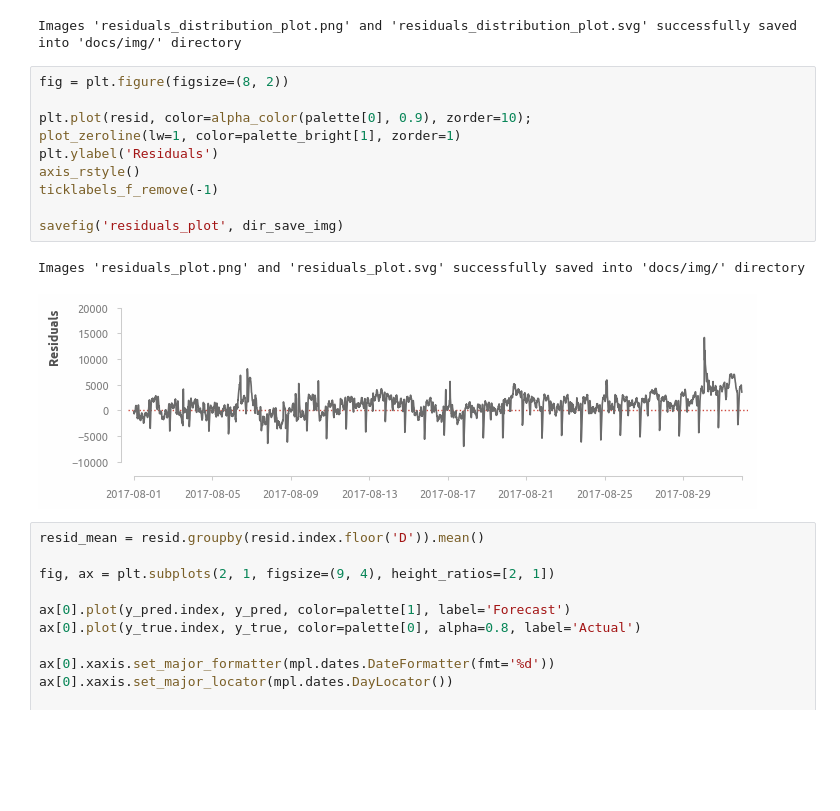
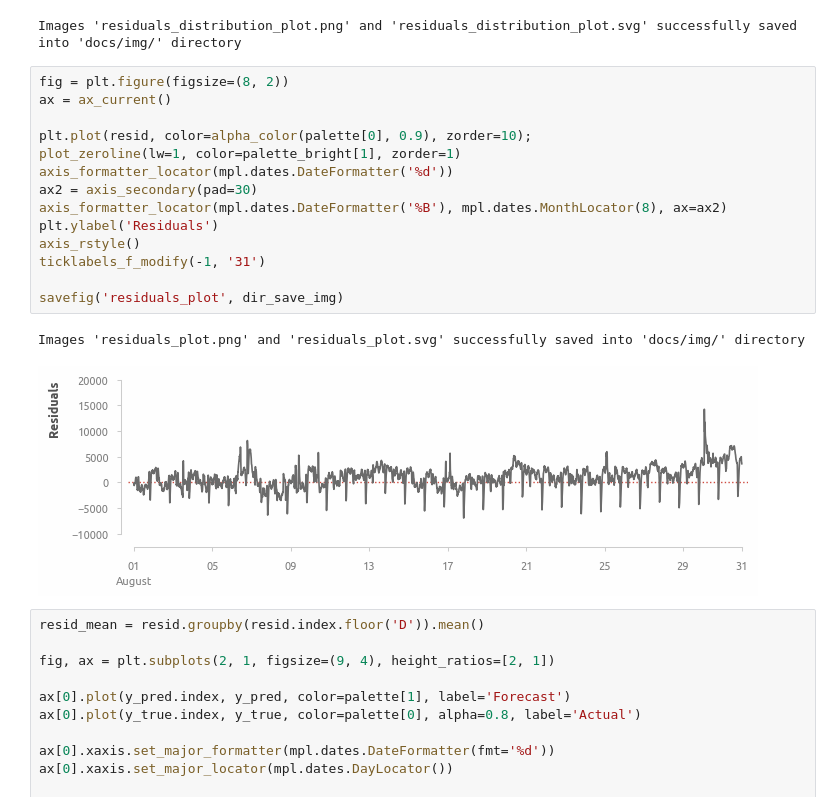
Before and after one commit to a-chasovsky/electric-power-consumption, a Jupyter notebook: 03-base-model.ipynb, the cells around one changed output. Drawn from its saved outputs; the diff is of its cells as text; blank space fills up the shorter version.

```diff
--- a/03-base-model.ipynb
+++ b/03-base-model.ipynb
@@ -1564,17 +1566,21 @@ savefig('residuals_distribution_plot', dir_save_img)
 Images 'residuals_distribution_plot.png' and 'residuals_distribution_plot.svg' successfully saved into 'docs/img/' directory
 # %%
 fig = plt.figure(figsize=(8, 2))
+ax = ax_current()
 
 plt.plot(resid, color=alpha_color(palette[0], 0.9), zorder=10);
 plot_zeroline(lw=1, color=palette_bright[1], zorder=1)
+axis_formatter_locator(mpl.dates.DateFormatter('%d'))
+ax2 = axis_secondary(pad=30)
+axis_formatter_locator(mpl.dates.DateFormatter('%B'), mpl.dates.MonthLocator(8), ax=ax2)
 plt.ylabel('Residuals')
 axis_rstyle()
-ticklabels_f_remove(-1)
+ticklabels_f_modify(-1, '31')
 
 savefig('residuals_plot', dir_save_img)
 # %% [output]
 Images 'residuals_plot.png' and 'residuals_plot.svg' successfully saved into 'docs/img/' directory
-[figure, old version]
+[figure, new version]
 # %%
 resid_mean = resid.groupby(resid.index.floor('D')).mean()
 
```
Also changed, not shown: parts of 8 cells of this notebook, 46 other files.
